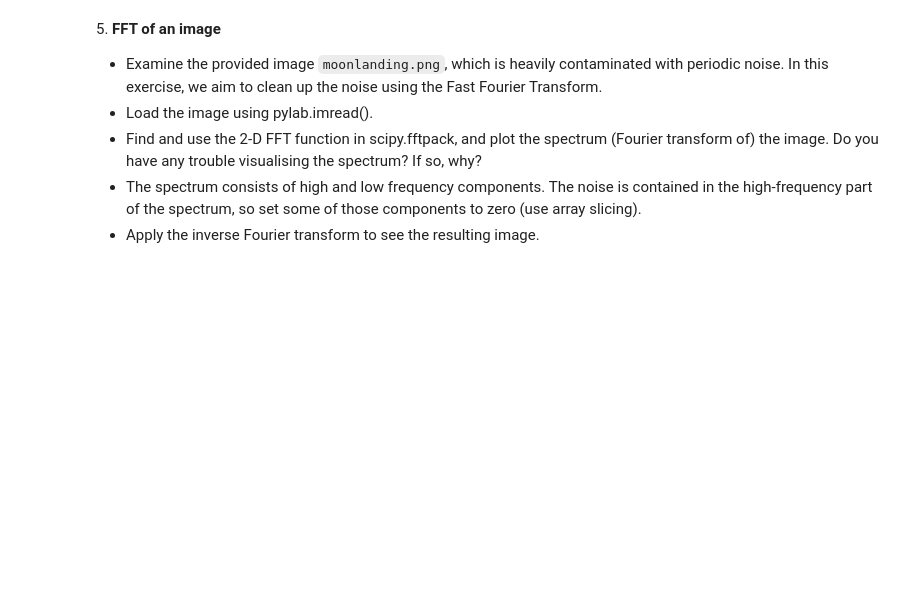
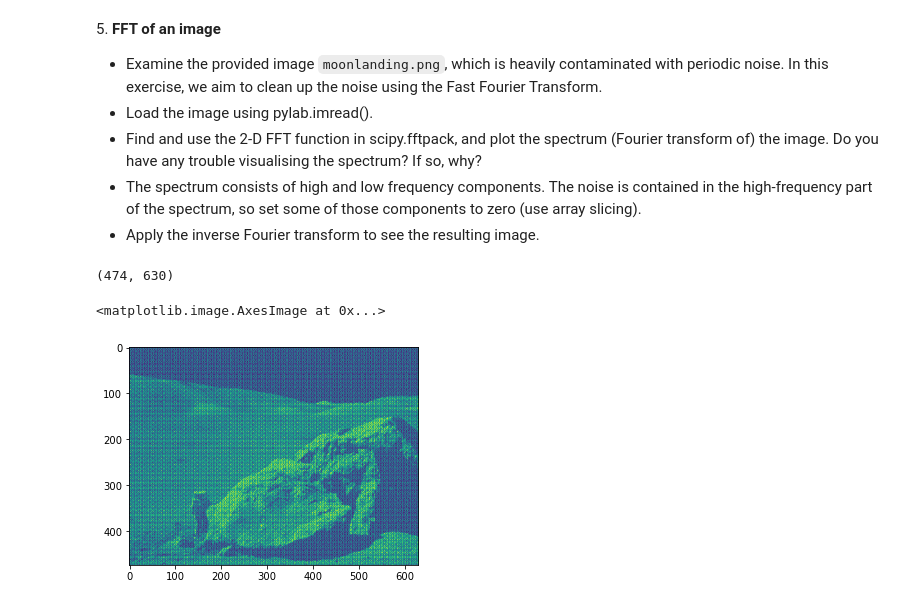
Before and after one commit to JelinR/LaboratoryOfComputationalPhysics_Y5, a Jupyter notebook: 09ex_Algorithms.ipynb, the cells around one changed output. Saved outputs shown, nothing was run; the diff lists cells and outputs as text; code cells hidden in the pictures; blank space fills up the shorter version.

```diff
--- a/09ex_Algorithms.ipynb
+++ b/09ex_Algorithms.ipynb
@@ -177,0 +211,8 @@ Performe a periodicity analysis on the lynxs-hares population
+# %%
+img = plt.imread('moonlanding.png')
+print(np.shape(img))
+plt.imshow(img)
+# %% [output]
+(474, 630)
+<matplotlib.image.AxesImage at 0x...>
+[figure, added]
```
Also changed, not shown: parts of 19 cells of this notebook, 16 other files.
